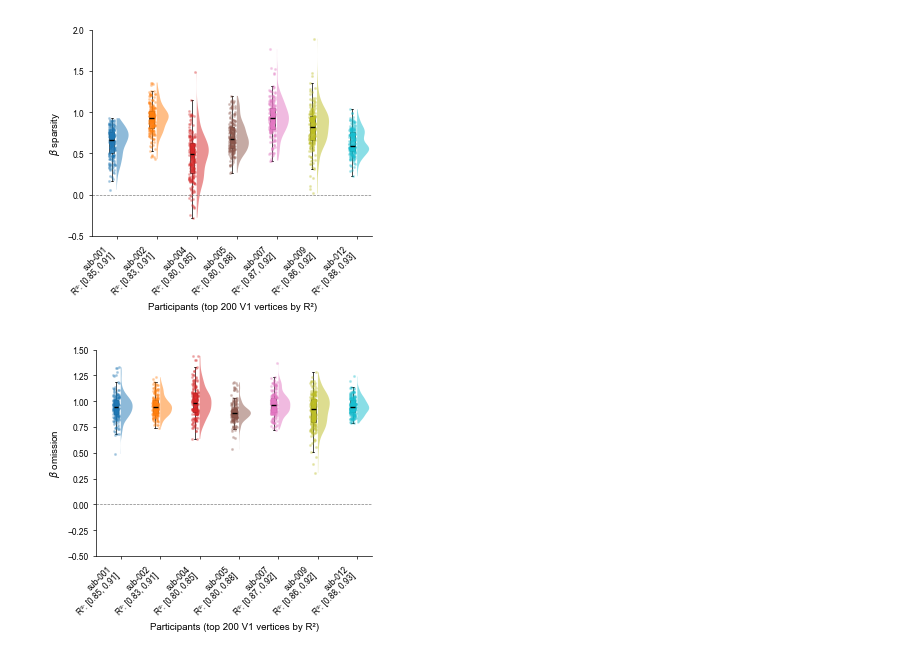
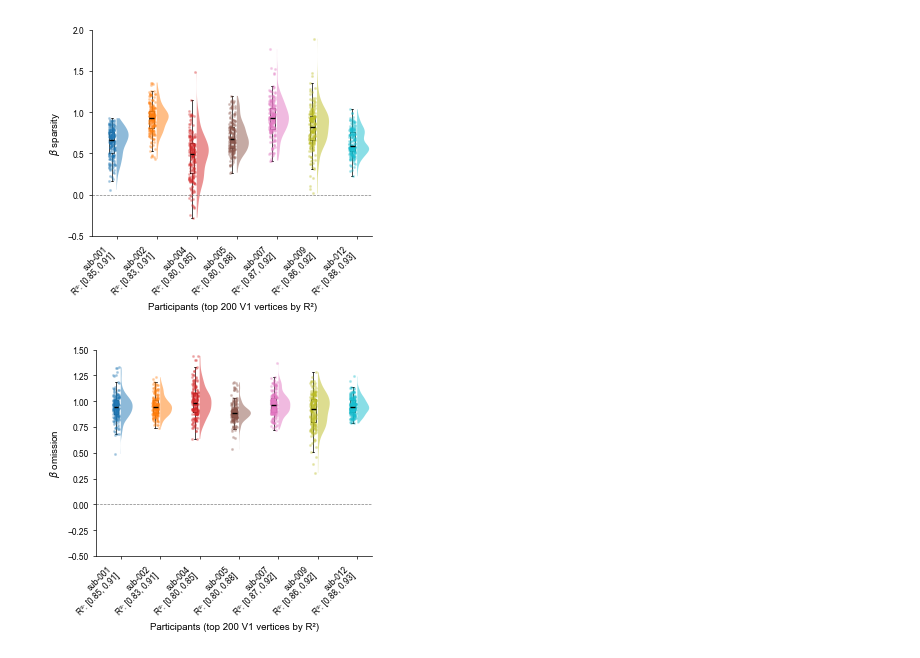
Before and after one commit to c14h19no2/pRF_expect_pub, a Jupyter notebook: pRF_expect_analysis/prf_expect/analysis/out-of-sample/viz_v1_hq-vertex_TRMI.ipynb, the cells around one changed output. Saved outputs shown, nothing was run; the diff lists cells and outputs as text; code cells hidden in the pictures.

Commit message:
beta analysis

```diff
--- a/pRF_expect_analysis/prf_expect/analysis/out-of-sample/viz_v1_hq-vertex_TRMI.ipynb
+++ b/pRF_expect_analysis/prf_expect/analysis/out-of-sample/viz_v1_hq-vertex_TRMI.ipynb
@@ -400,40 +345,40 @@ for i, (sub, sr) in enumerate(zip(subjects, betas_spar_all_subs)):
 
     # Box plot (narrow, left side)
     bp = ax.boxplot(valid, positions=[pos - 0.12], widths=0.12,
-                    patch_artist=True, showfliers=False,
+                    patch_artist=False, showfliers=False,
                     medianprops=dict(color='k', linewidth=1),
                     whiskerprops=dict(linewidth=0.5),
                     capprops=dict(linewidth=0.5),
-                    boxprops=dict(facecolor=sub_colors[i], edgecolor='k',
-                                linewidth=0.5, alpha=0.8))
+                    boxprops=dict(color='k',
+                                linewidth=0.5))
 
     # Jittered strip plot (left side)
     jitter = np.random.default_rng(42).uniform(-0.08, 0.08, size=len(valid))
     ax.scatter(pos - 0.12 + jitter, valid, s=1.5, color=sub_colors[i],
             alpha=0.25, zorder=2, rasterized=True)
 
 # Build x-tick labels with R² range
 xlabels = []
 for i, sub in enumerate(subjects):
     rsq = rsq_all_subs[i]
     xlabels.append(f"{sub}\nR²: [{rsq.min():.2f}, {rsq.max():.2f}]")
 
 ax.set_ylim(-0.5, 2)
 ax.set_xticks(positions)
 ax.set_xticklabels(xlabels, rotation=xticks_rotation, ha='right')
 ax.set_ylabel('$\\beta$ sparsity')
 ax.set_xlabel('Participants (top 200 V1 vertices by R²)')
 ax.axhline(0, color='gray', ls='--', lw=0.5)
 # ax.set_title('Distribution of TRMI across subjects', fontweight='bold')
 
 ax.spines['top'].set_visible(False)
 ax.spines['right'].set_visible(False)
 
 fig.tight_layout()
 plt.show()
-fig.savefig(figure_result_dir / f"group_analysis-pRF_space-fsaverage_desc-prf_viz_v1_hq-vertex_beta_sparse_raw.pdf", dpi=600, bbox_inches='tight')
+fig.savefig(figure_result_dir / f"group_analysis-pRF_space-fsaverage_desc-prf_viz_v1_hq-vertex_beta_sparse_raw.png", dpi=600, bbox_inches='tight')
 # %% [output]
-[figure, old version]
+[figure, new version]
 # %%
 # plot the distribution of surprise ratios for all subjects in one figure
 fig, ax = plt.subplots(figsize=cm_to_inch(9, 8))
```
Also changed, not shown: parts of 5 cells of this notebook, 14 other files.
